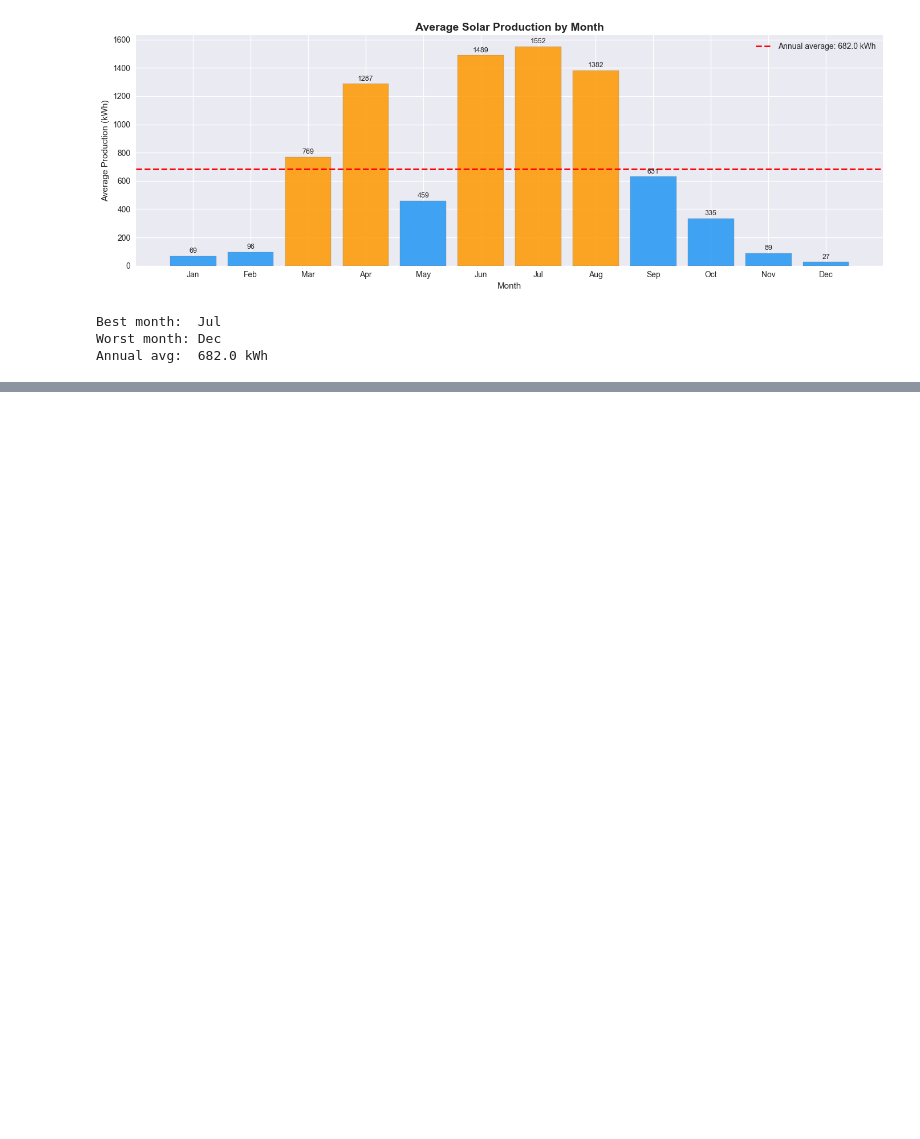
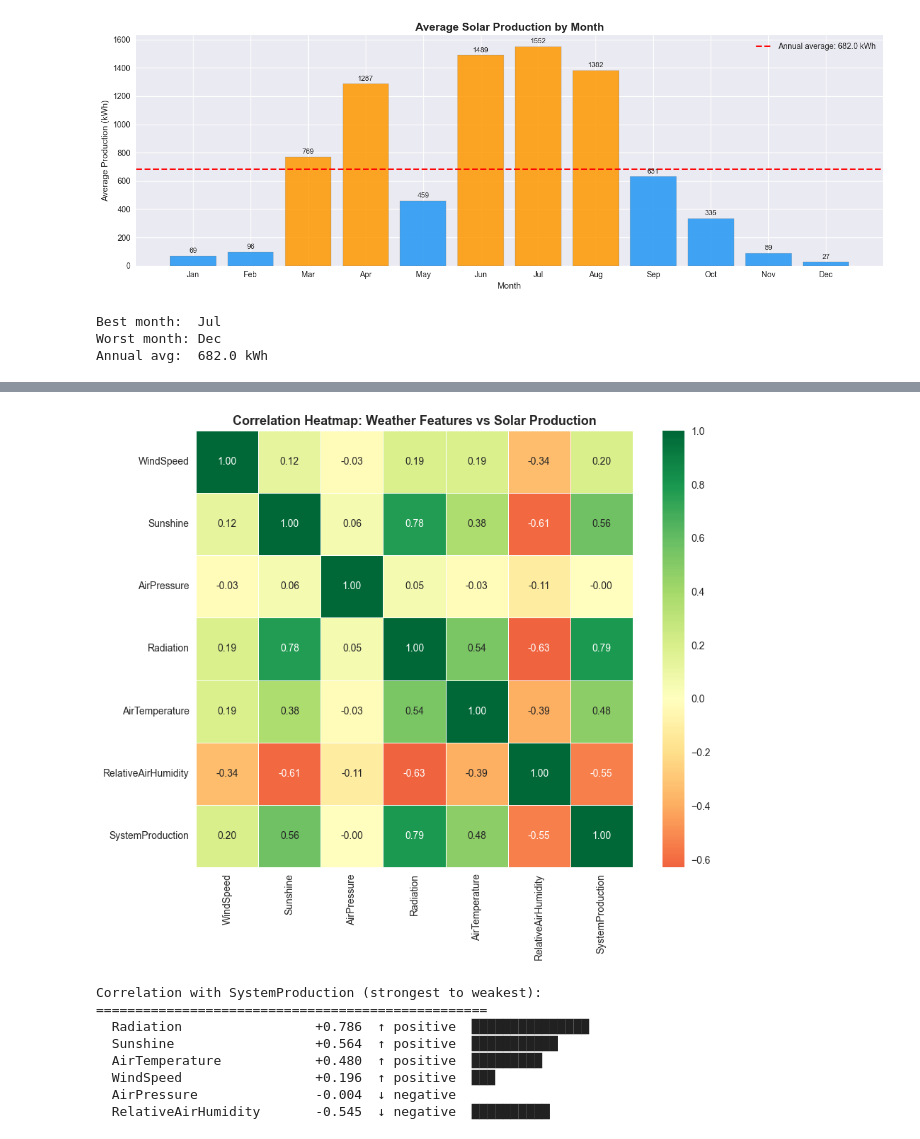
Before and after one commit to MAHEK-ops/solar-grid-ai, a Jupyter notebook: notebooks/01_eda.ipynb, the cells around one changed output, grey strips where cells are left out. Drawn from its saved outputs; the diff is of its cells as text; code cells hidden in the pictures; blank space fills up the shorter version.

Commit message:
feat: add correlation heatmap analysis

```diff
--- a/notebooks/01_eda.ipynb
+++ b/notebooks/01_eda.ipynb
@@ -292,0 +303,40 @@ Annual avg:  682.0 kWh
+# %%
+weather_cols = ['WindSpeed', 'Sunshine', 'AirPressure', 'Radiation', 'AirTemperature', 'RelativeAirHumidity', 'SystemProduction']
+corr_matrix = df[weather_cols].corr()
+
+fig, ax = plt.subplots(figsize=(10, 8))
+
+sns.heatmap(
+    corr_matrix,
+    annot=True,       # Show numbers inside each cell
+    fmt='.2f',        # Round to 2 decimal places
+    cmap='RdYlGn',    # Red=negative, Yellow=neutral, Green=positive
+    center=0,         # Center color scale at 0
+    square=True,      # Make each cell square shaped
+    linewidths=0.5,   # Thin lines between cells
+    ax=ax
+)
+
+ax.set_title('Correlation Heatmap: Weather Features vs Solar Production', fontsize=13, fontweight='bold')
+
+plt.tight_layout()
+plt.savefig(os.path.join(REPORTS, '04_correlation_heatmap.png'), dpi=150, bbox_inches='tight')
+plt.show()
+
+print("Correlation with SystemProduction (strongest to weakest):")
+print("="*50)
+prod_corr = corr_matrix['SystemProduction'].drop('SystemProduction').sort_values(ascending=False)
+for feature, corr in prod_corr.items():
+    bar = '█' * int(abs(corr) * 20)
+    direction = '↑ positive' if corr > 0 else '↓ negative'
+    print(f"  {feature:<25} {corr:+.3f}  {direction}  {bar}")
+# %% [output]
+[figure, added]
+Correlation with SystemProduction (strongest to weakest):
+==================================================
+  Radiation                 +0.786  ↑ positive  ███████████████
+  Sunshine                  +0.564  ↑ positive  ███████████
+  AirTemperature            +0.480  ↑ positive  █████████
+  WindSpeed                 +0.196  ↑ positive  ███
+  AirPressure               -0.004  ↓ negative
+  RelativeAirHumidity       -0.545  ↓ negative  ██████████
```
Also changed, not shown: parts of 1 cell of this notebook, 1 other file.
